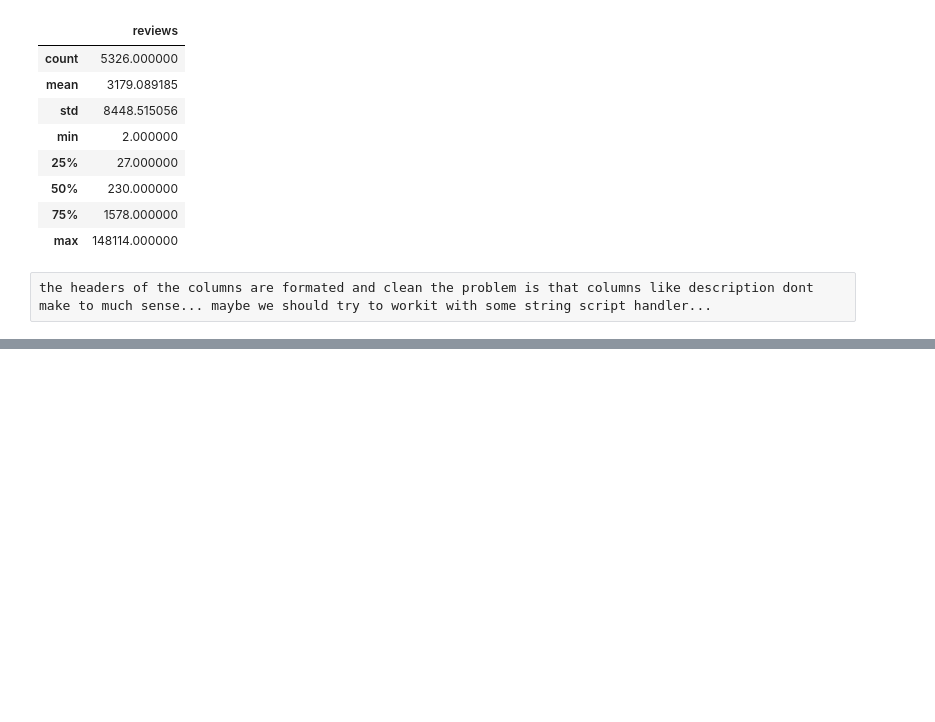
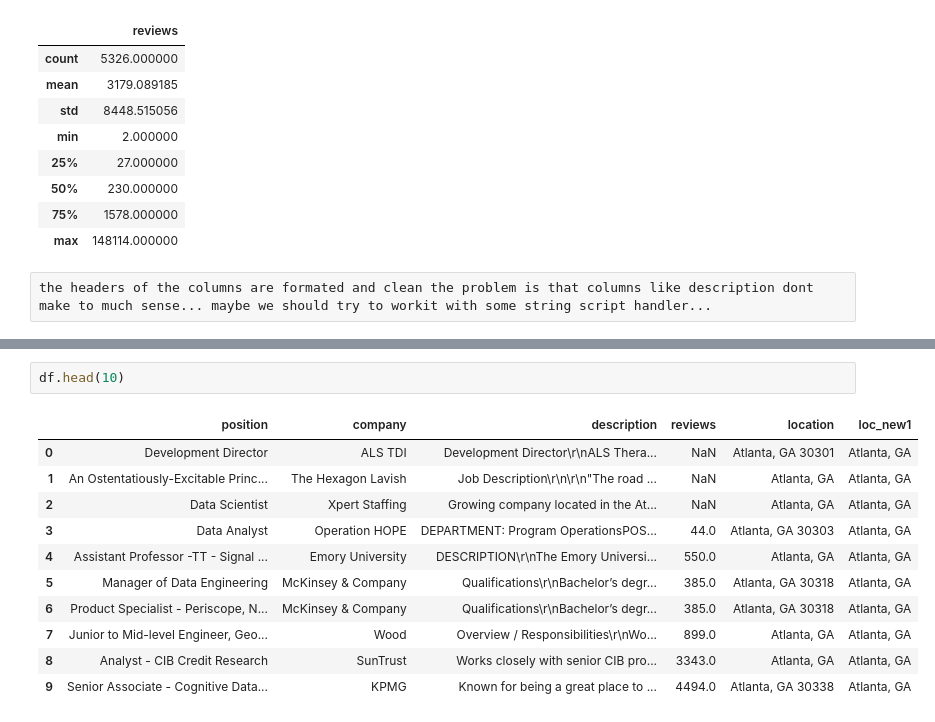
Before and after one commit to PauPerL/IronPau, a Jupyter notebook: week2/group project/project_analisis_1.ipynb, the cells around one changed output, grey strips where cells are left out. Drawn from its saved outputs; the diff is of its cells as text; blank space fills up the shorter version.

```diff
--- a/week2/group project/project_analisis_1.ipynb
+++ b/week2/group project/project_analisis_1.ipynb
@@ -65,0 +162,14 @@ the headers of the columns are formated and clean the problem is that columns li
+# %%
+df.head(10)
+# %% [output]
+|  | position | company | description | reviews | location | loc_new1 |
+| 0 | Development Director | ALS TDI | Development Director\r\nALS Thera... | NaN | Atlanta, GA 30301 | Atlanta, GA |
+| 1 | An Ostentatiously-Excitable Princ... | The Hexagon Lavish | Job Description\r\n\r\n"The road ... | NaN | Atlanta, GA | Atlanta, GA |
+| 2 | Data Scientist | Xpert Staffing | Growing company located in the At... | NaN | Atlanta, GA | Atlanta, GA |
+| 3 | Data Analyst | Operation HOPE | DEPARTMENT: Program OperationsPOS... | 44.0 | Atlanta, GA 30303 | Atlanta, GA |
+| 4 | Assistant Professor -TT - Signal ... | Emory University | DESCRIPTION\r\nThe Emory Universi... | 550.0 | Atlanta, GA | Atlanta, GA |
+| 5 | Manager of Data Engineering | McKinsey & Company | Qualifications\r\nBachelor’s degr... | 385.0 | Atlanta, GA 30318 | Atlanta, GA |
+| 6 | Product Specialist - Periscope, N... | McKinsey & Company | Qualifications\r\nBachelor’s degr... | 385.0 | Atlanta, GA 30318 | Atlanta, GA |
+| 7 | Junior to Mid-level Engineer, Geo... | Wood | Overview / Responsibilities\r\nWo... | 899.0 | Atlanta, GA | Atlanta, GA |
+| 8 | Analyst - CIB Credit Research | SunTrust | Works closely with senior CIB pro... | 3343.0 | Atlanta, GA | Atlanta, GA |
+| 9 | Senior Associate - Cognitive Data... | KPMG | Known for being a great place to ... | 4494.0 | Atlanta, GA 30338 | Atlanta, GA |
```
Also changed, not shown: parts of 16 cells of this notebook, 16 other files.
